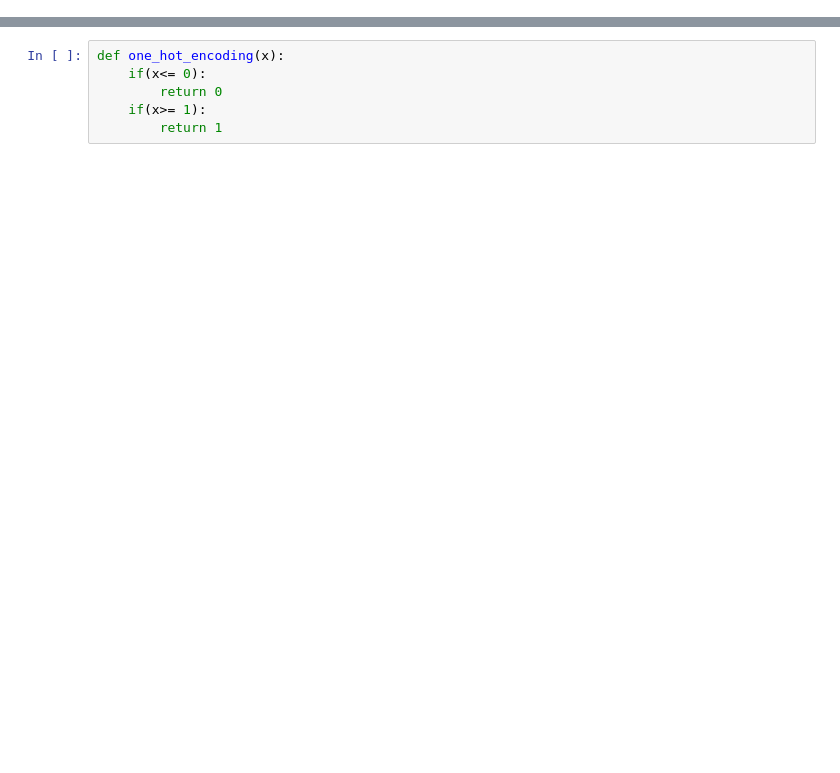
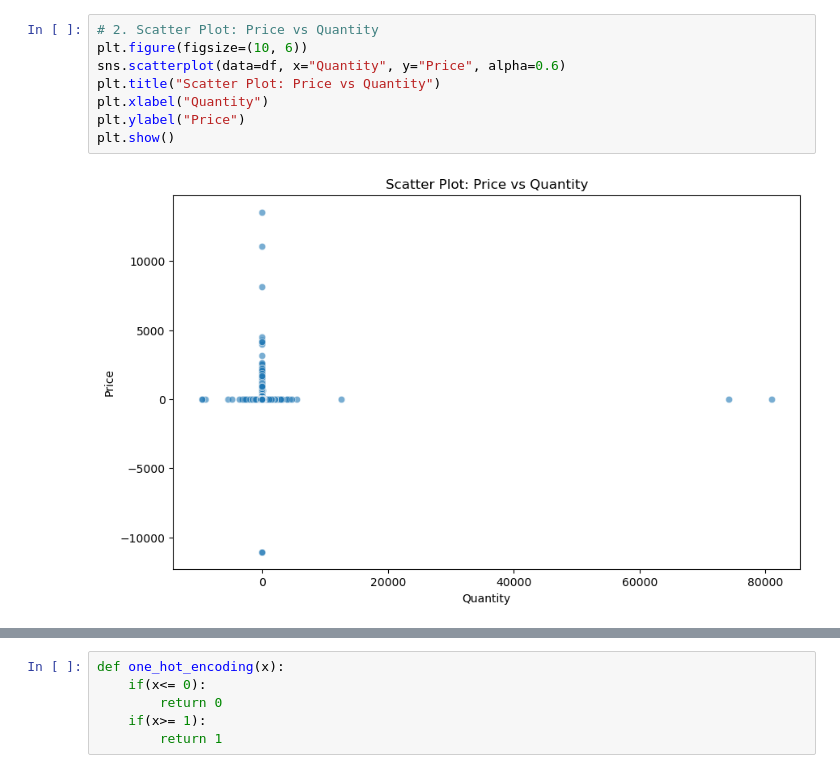
Before and after one commit to ribesh9/data-science, a Jupyter notebook: RibeshLab5.ipynb, the cells around one changed output, grey strips where cells are left out. Saved outputs shown, nothing was run; the diff lists cells and outputs as text; blank space fills up the shorter version.

```diff
--- a/RibeshLab5.ipynb
+++ b/RibeshLab5.ipynb
@@ -36,0 +157,10 @@ cust_data
+# %%
+# 2. Scatter Plot: Price vs Quantity
+plt.figure(figsize=(10, 6))
+sns.scatterplot(data=df, x="Quantity", y="Price", alpha=0.6)
+plt.title("Scatter Plot: Price vs Quantity")
+plt.xlabel("Quantity")
+plt.ylabel("Price")
+plt.show()
+# %% [output]
+[figure, added]
```
Also changed, not shown: parts of 20 cells of this notebook.
